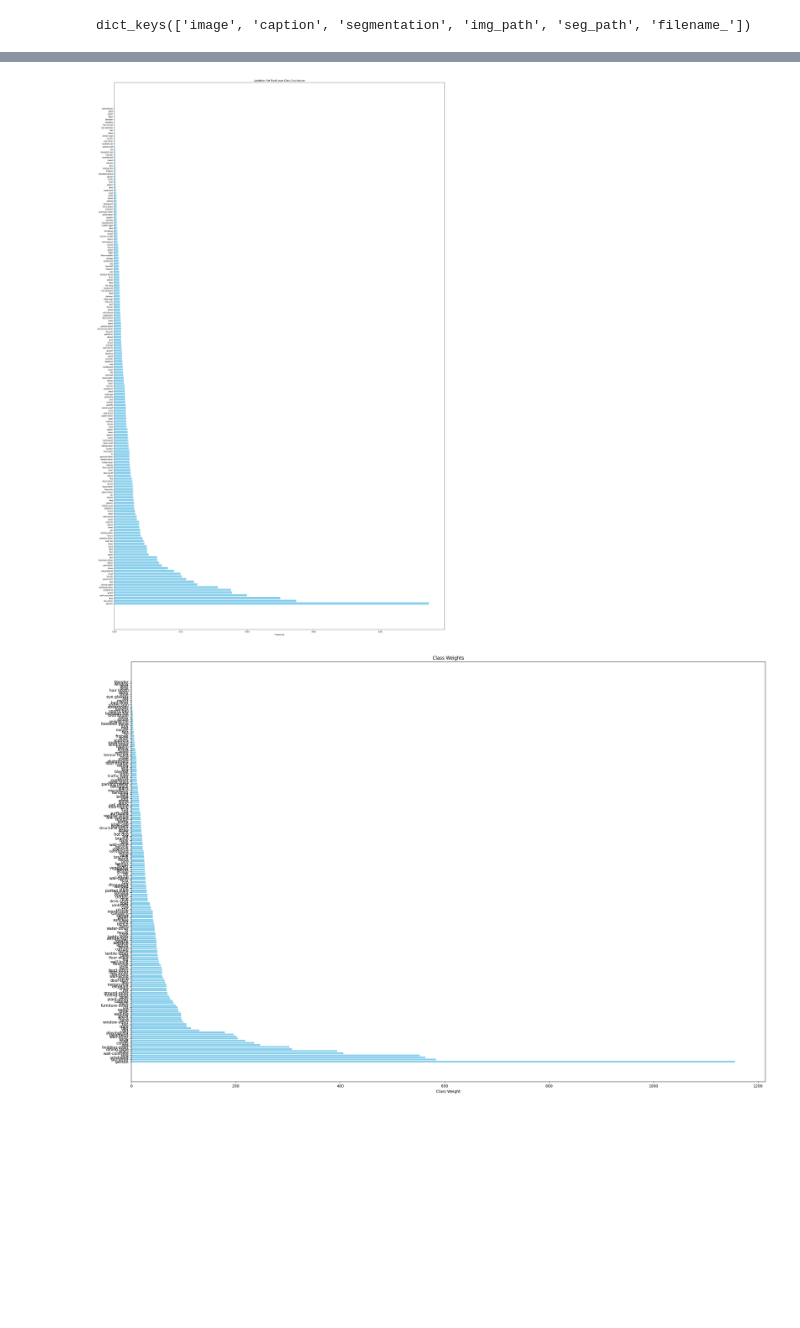
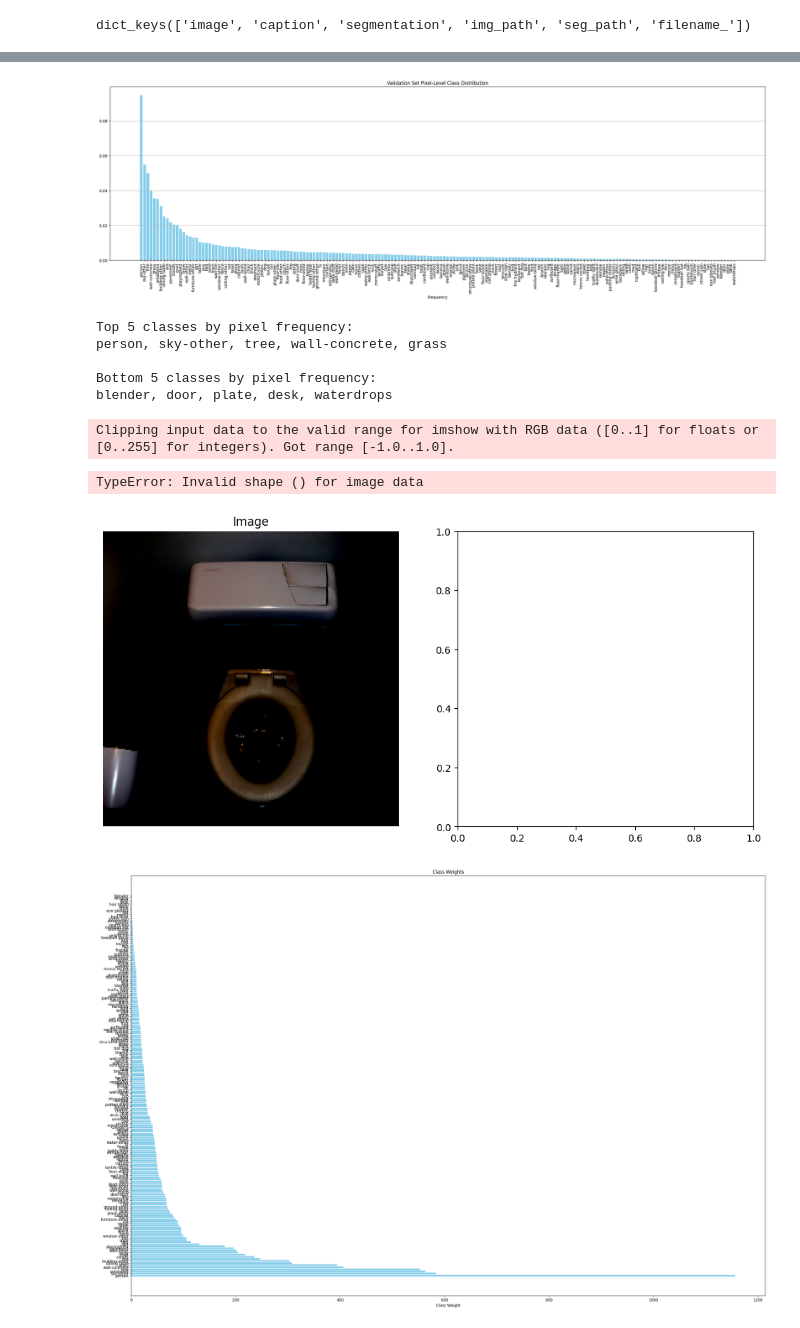
Before and after one commit to Sean-McConnachie/semantic-vae-loss-comparison, a Jupyter notebook: analysis/coco_distribution.ipynb, the cells around one changed output, grey strips where cells are left out. Saved outputs shown, nothing was run; the diff lists cells and outputs as text; code cells hidden in the pictures; blank space fills up the shorter version.

```diff
--- a/analysis/coco_distribution.ipynb
+++ b/analysis/coco_distribution.ipynb
@@ -134,7 +161,43 @@ plot_distribution(train_class_counts, train_total_pixels, labels, "Training Set
 # %%
-plot_distribution(val_class_counts, val_total_pixels, labels, "Validation Set Pixel-Level Class Distribution")
+plot_distribution(
+    val_class_counts,
+    val_total_pixels,
+    labels,
+    "Validation Set Pixel-Level Class Distribution",
+    save_path="analysis/figs/val_distribution.png"
+)
 # %% [output]
-[figure, old version]
+[figure, new version]
+Top 5 classes by pixel frequency:
+person, sky-other, tree, wall-concrete, grass
+
+Bottom 5 classes by pixel frequency:
+blender, door, plate, desk, waterdrops
+# %%
+# plot 5 random segmentations from the validation set
+import random
+for _ in range(5):
+    idx = random.randint(0, len(val_ldr.dataset) - 1)
+    item = val_ldr.dataset[idx]
+    image = item["image"]
+    segmentation = item["segmentation"].argmax()
+
+    plt.figure(figsize=(12, 6))
+    plt.subplot(1, 2, 1)
+    plt.imshow(image)
+    plt.title("Image")
+    plt.axis('off')
+
+    plt.subplot(1, 2, 2)
+    plt.imshow(segmentation, cmap='jet', vmin=0, vmax=len(labels)-1)
+    plt.title("Segmentation")
+    plt.axis('off')
+
+    plt.show()
+# %% [output]
+Clipping input data to the valid range for imshow with RGB data ([0..1] for floats or [0..255] for integers). Got range [-1.0..1.0].
+TypeError: Invalid shape () for image data
+[figure, added]
 # %%
 def write_yaml_class_weights_norm(class_counts, total_pixels, labels, filename):
     class_frequencies = class_counts / total_pixels
```
Also changed, not shown: parts of 2 cells of this notebook, 4 other files.
